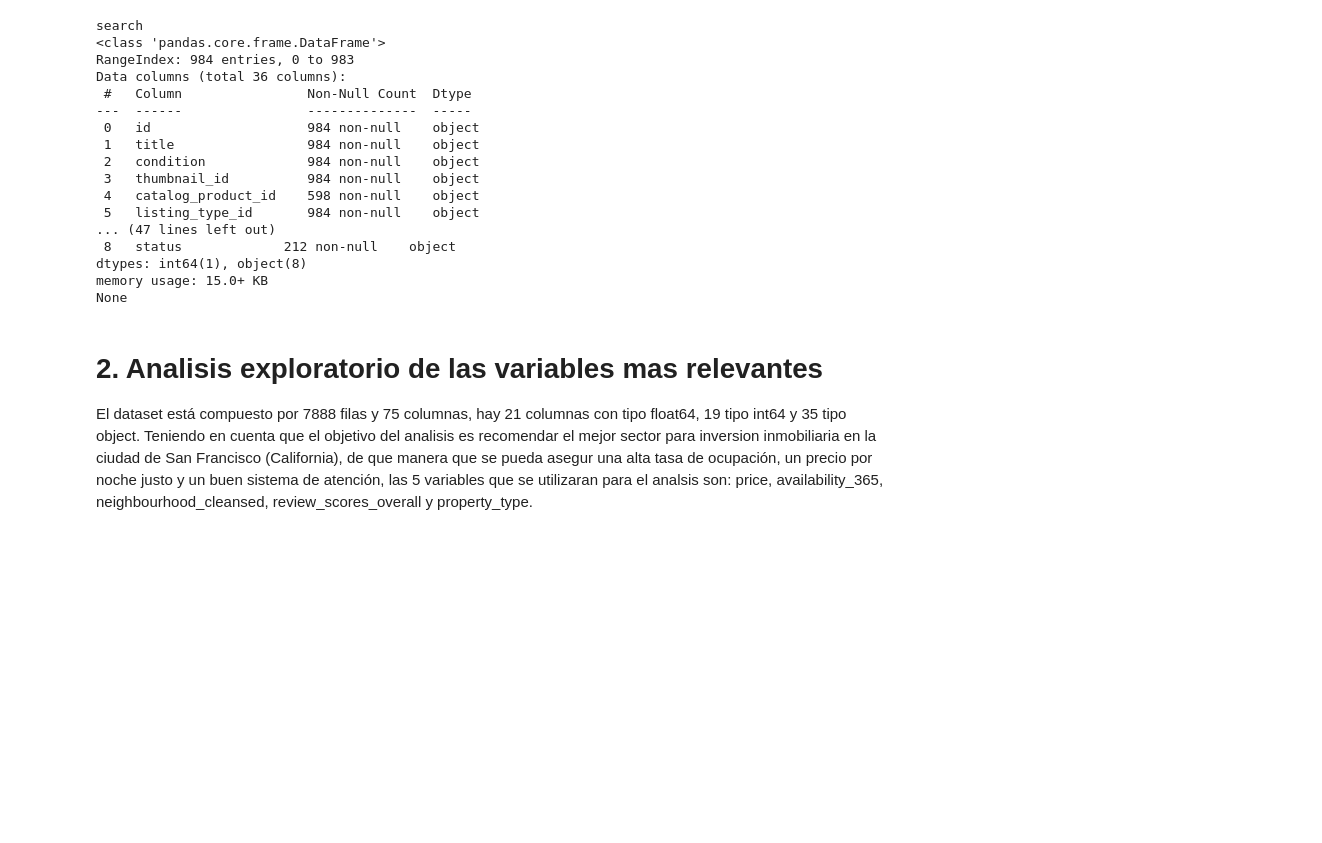
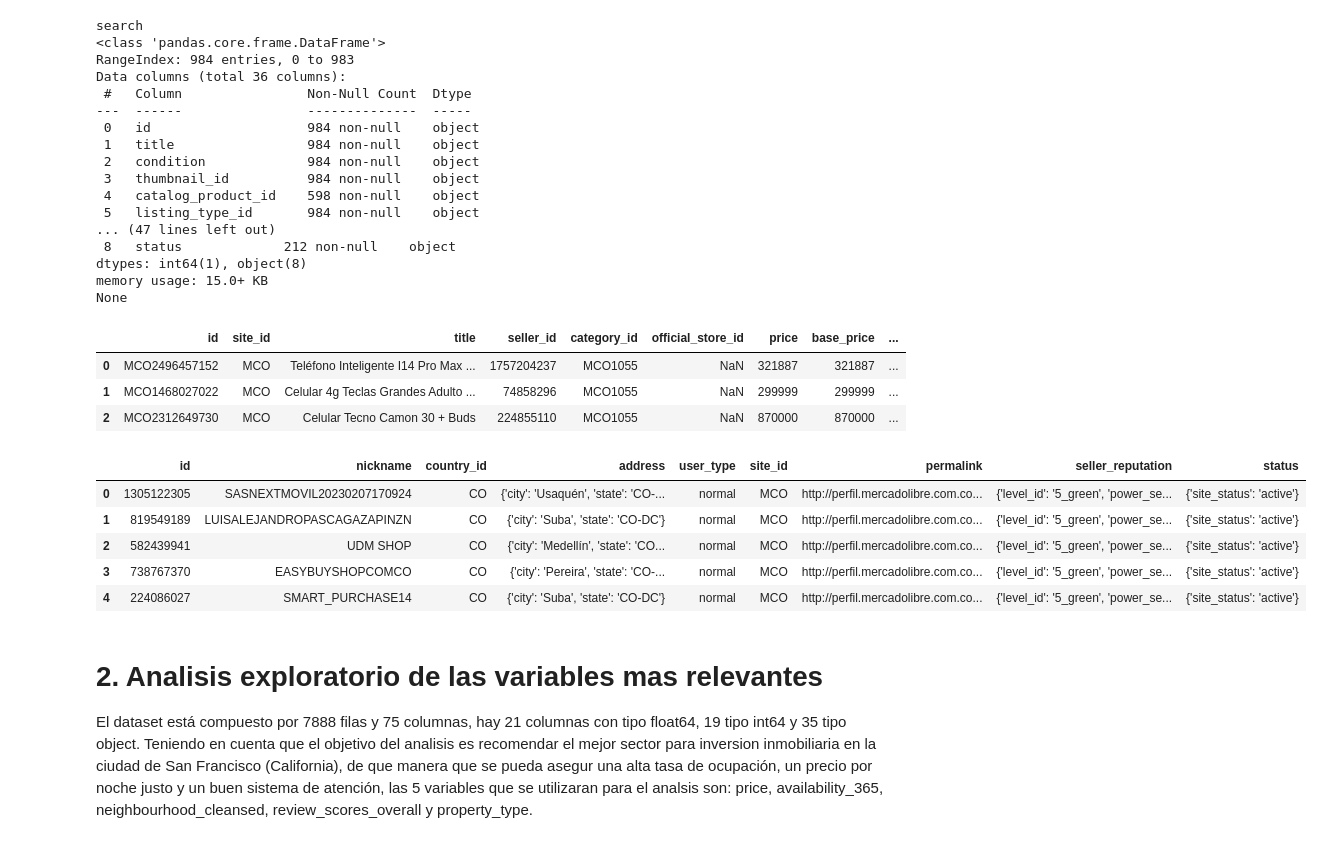
Before and after one commit to amrios80/eda-jobs, a Jupyter notebook: parcial1/parcial1.ipynb, the cells around one changed output. Cells and saved outputs as stored; diff of their text form; code cells hidden in the pictures; blank space fills up the shorter version.

```diff
--- a/parcial1/parcial1.ipynb
+++ b/parcial1/parcial1.ipynb
@@ -89,6 +96,45 @@ Data columns (total 36 columns):
 dtypes: int64(1), object(8)
 memory usage: 15.0+ KB
 None
+# %%
+items_df[:3]
+#official_store_id
+#price
+#warranty -> clean
+#shipping -> transforming from json
+#accepts_mercadopago
+#non_mercado_pago_payment_methods
+#seller_address
+#condition new
+
+
+
+-precio <= 1200000 (items price)
+-preferible a cuotas (non_mercado_pago_payment_methods)
+-marca, color, tamano de pantalla ideal para mama.
+-preferible tienda oficial (official_store_id)
+-garantia >= 6 meses (items warranty)
+-envio gratis. (shipping)
+
+-alrededores de bogota. (seller address)
+-vendedor con buena reputacion.  (seller reputation)
+# %% [output]
+|  | id | site_id | title | seller_id | category_id | official_store_id | price | base_price | ... |
+| 0 | MCO2496457152 | MCO | Teléfono Inteligente I14 Pro Max ... | 1757204237 | MCO1055 | NaN | 321887 | 321887 | ... |
+| 1 | MCO1468027022 | MCO | Celular 4g Teclas Grandes Adulto ... | 74858296 | MCO1055 | NaN | 299999 | 299999 | ... |
+| 2 | MCO2312649730 | MCO | Celular Tecno Camon 30 + Buds | 224855110 | MCO1055 | NaN | 870000 | 870000 | ... |
+# %%
+sellers_df[:5]
+#seller_reputation
+#id
+#address : state:'CO-DC'
+# %% [output]
+|  | id | nickname | country_id | address | user_type | site_id | permalink | seller_reputation | status |
+| 0 | 1305122305 | SASNEXTMOVIL20230207170924 | CO | {'city': 'Usaquén', 'state': 'CO-... | normal | MCO | http://perfil.mercadolibre.com.co... | {'level_id': '5_green', 'power_se... | {'site_status': 'active'} |
+| 1 | 819549189 | LUISALEJANDROPASCAGAZAPINZN | CO | {'city': 'Suba', 'state': 'CO-DC'} | normal | MCO | http://perfil.mercadolibre.com.co... | {'level_id': '5_green', 'power_se... | {'site_status': 'active'} |
+| 2 | 582439941 | UDM SHOP | CO | {'city': 'Medellín', 'state': 'CO... | normal | MCO | http://perfil.mercadolibre.com.co... | {'level_id': '5_green', 'power_se... | {'site_status': 'active'} |
+| 3 | 738767370 | EASYBUYSHOPCOMCO | CO | {'city': 'Pereira', 'state': 'CO-... | normal | MCO | http://perfil.mercadolibre.com.co... | {'level_id': '5_green', 'power_se... | {'site_status': 'active'} |
+| 4 | 224086027 | SMART_PURCHASE14 | CO | {'city': 'Suba', 'state': 'CO-DC'} | normal | MCO | http://perfil.mercadolibre.com.co... | {'level_id': '5_green', 'power_se... | {'site_status': 'active'} |
 # %% [markdown]
 # **2. Analisis exploratorio de las variables mas relevantes**
 
```
Also changed, not shown: parts of 1 cell of this notebook.
